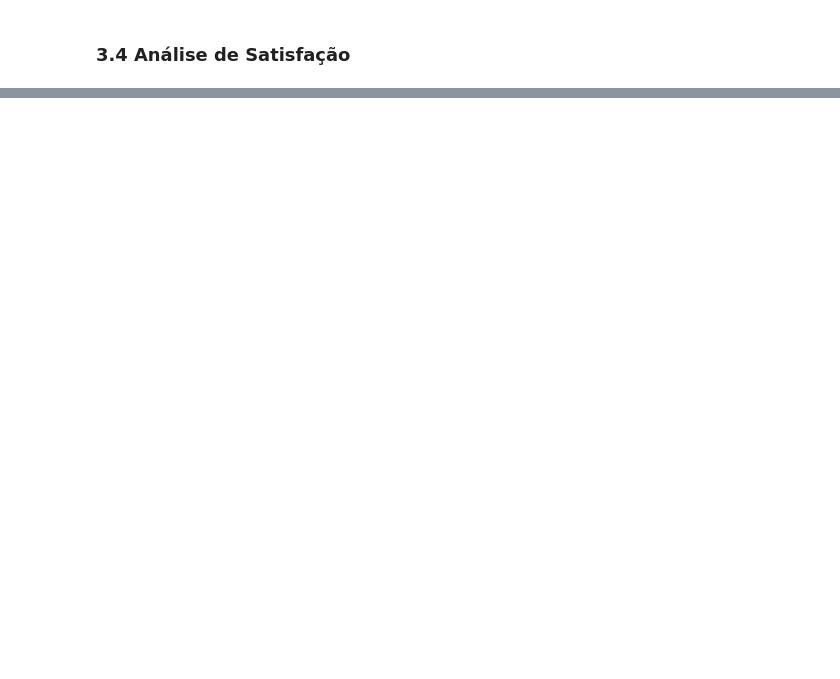
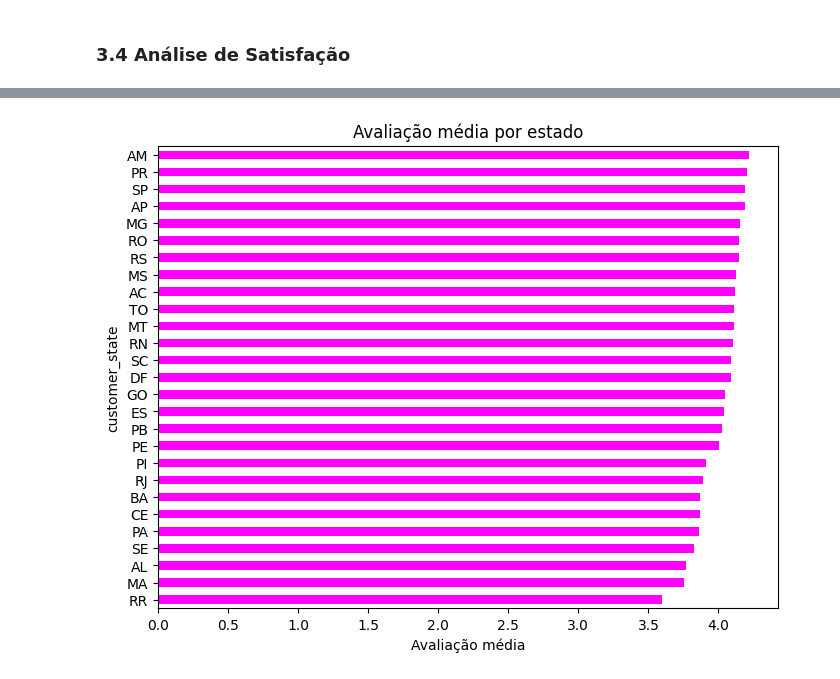
Before and after one commit to biabatista021/projeto-olist, a Jupyter notebook: notebook/olist-analise.ipynb, the cells around one changed output, grey strips where cells are left out. Drawn from its saved outputs; the diff is of its cells as text; code cells hidden in the pictures; blank space fills up the shorter version.

```diff
--- a/notebook/olist-analise.ipynb
+++ b/notebook/olist-analise.ipynb
@@ -1266,0 +1365,9 @@ plt.show()
+# %%
+# 4. Avaliação média por estado
+avaliacao_estado = df_clientes.groupby('customer_state')['avaliacao_media'].mean().sort_values()
+avaliacao_estado.plot(kind='barh', figsize=(8,6), color = 'magenta')
+plt.title('Avaliação média por estado')
+plt.xlabel('Avaliação média')
+plt.show()
+# %% [output]
+[figure, added]
```
Also changed, not shown: parts of 13 cells of this notebook, 1 other file.
